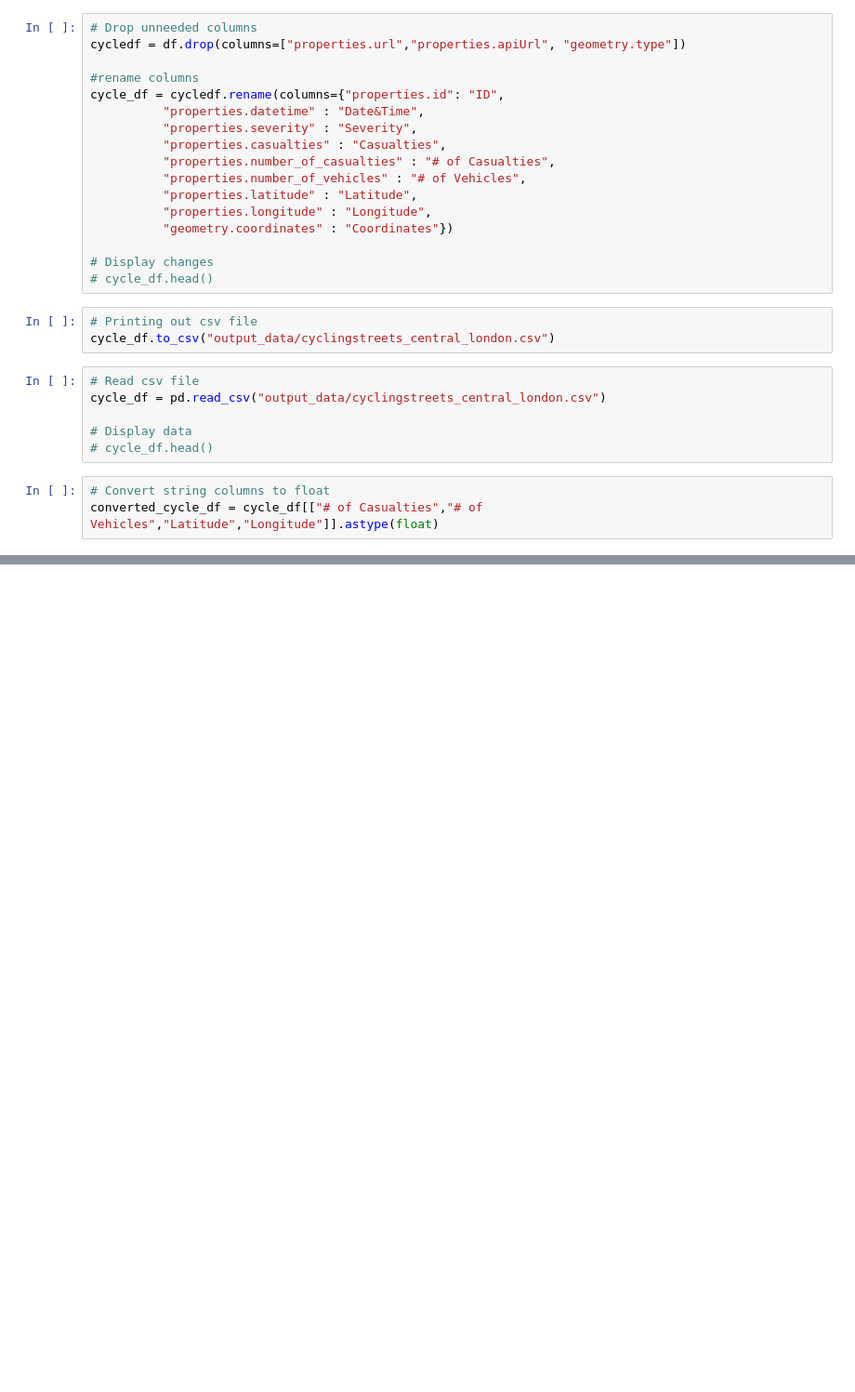
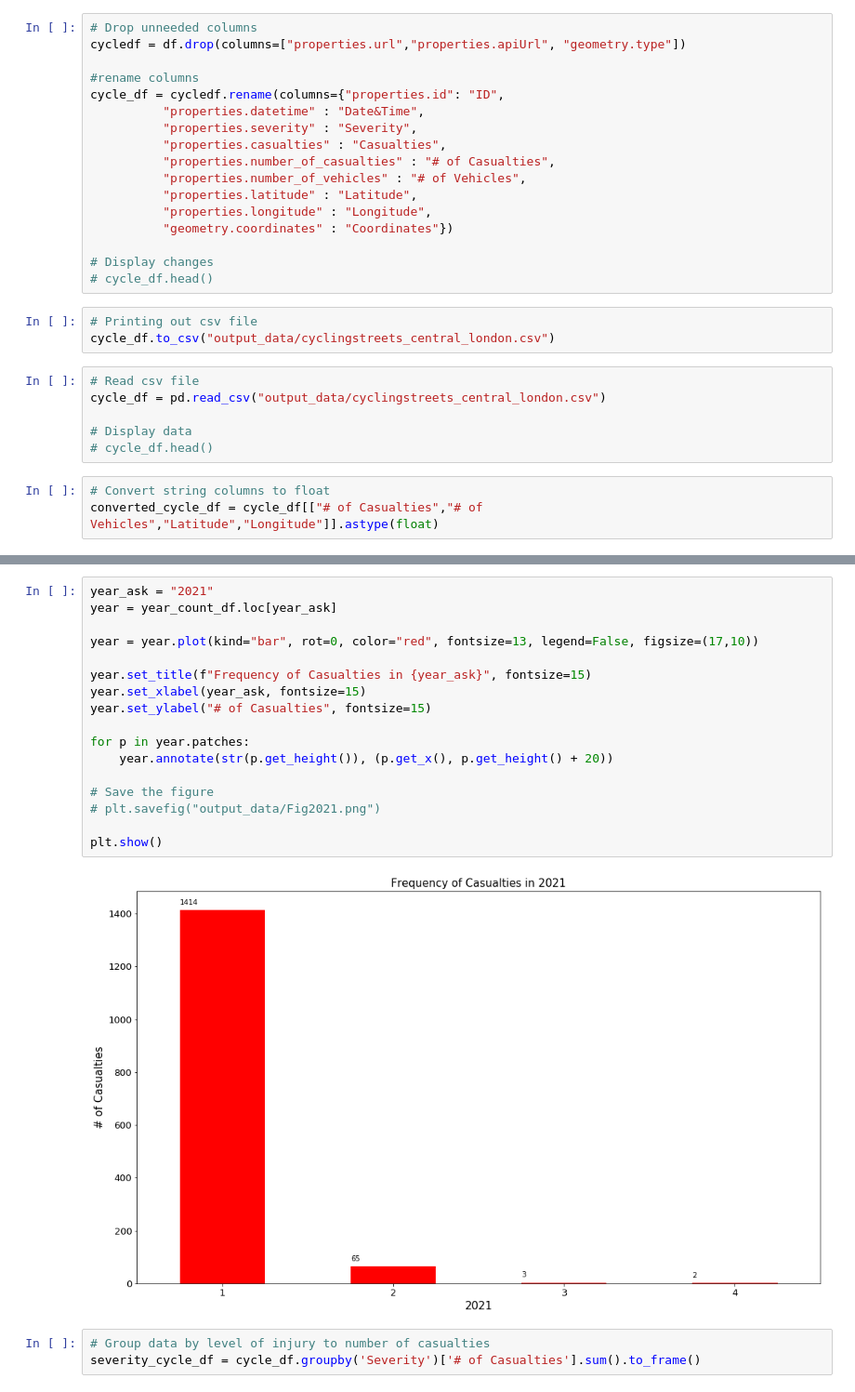
Before and after one commit to rawlam/cycling-collision-stats, a Jupyter notebook: cyclestreet_london.ipynb, the cells around one changed output, grey strips where cells are left out. Shown at 93% size. Drawn from its saved outputs; the diff is of its cells as text; blank space fills up the shorter version.

```diff
--- a/cyclestreet_london.ipynb
+++ b/cyclestreet_london.ipynb
@@ -86,0 +114,22 @@ map1
+# %%
+year_ask = "2021"
+year = year_count_df.loc[year_ask]
+
+year = year.plot(kind="bar", rot=0, color="red", fontsize=13, legend=False, figsize=(17,10))
+
+year.set_title(f"Frequency of Casualties in {year_ask}", fontsize=15)
+year.set_xlabel(year_ask, fontsize=15)
+year.set_ylabel("# of Casualties", fontsize=15)
+
+for p in year.patches:
+    year.annotate(str(p.get_height()), (p.get_x(), p.get_height() + 20))
+
+# Save the figure
+# plt.savefig("output_data/Fig2021.png")
+
+plt.show()
+# %% [output]
+[figure, added]
+# %%
+# Group data by level of injury to number of casualties
+severity_cycle_df = cycle_df.groupby('Severity')['# of Casualties'].sum().to_frame()
```
Also changed, not shown: parts of 13 cells of this notebook, 9 other files.
